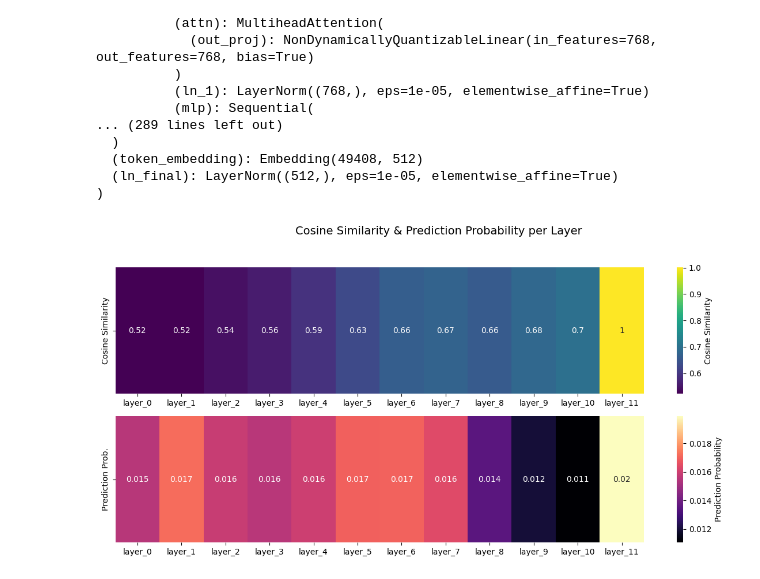
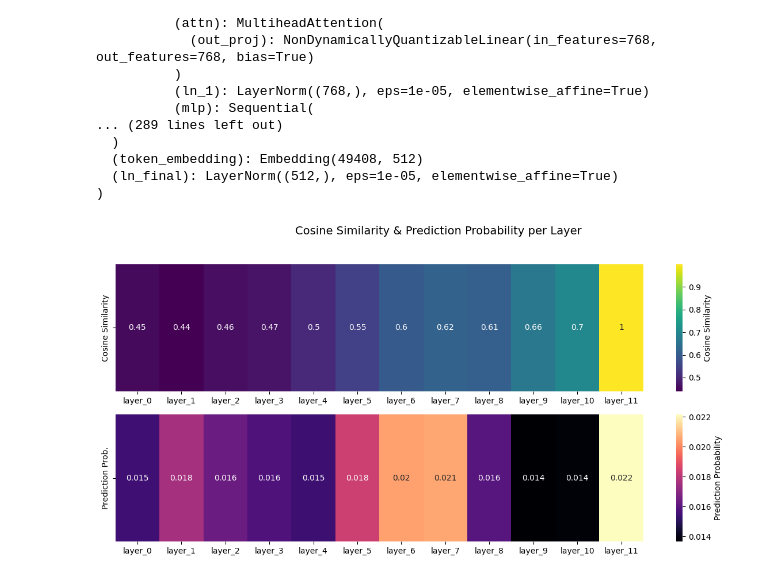
Before and after one commit to kaminskaz/wb-projekt, a Jupyter notebook: notebooks/logit_lens_CLIP.ipynb, the cells around one changed output. Saved outputs shown, nothing was run; the diff lists cells and outputs as text; code cells hidden in the pictures.

```diff
--- a/notebooks/logit_lens_CLIP.ipynb
+++ b/notebooks/logit_lens_CLIP.ipynb
@@ -248,6 +241,6 @@ import pandas as pd
 distances = pd.read_csv("logit_lens_results/CLIP/cosine_similarity.csv")
 predictions = pd.read_csv("logit_lens_results/CLIP/predictions.csv")
 # %%
-plot_results(distances.iloc[1, 1:].to_dict(), predictions.iloc[1, 13:].to_dict())
+plot_results(distances.iloc[15, 1:].to_dict(), predictions.iloc[15, 13:].to_dict())
 # %% [output]
-[figure, old version]
+[figure, new version]
```
Also changed, not shown: parts of 1 cell of this notebook.
